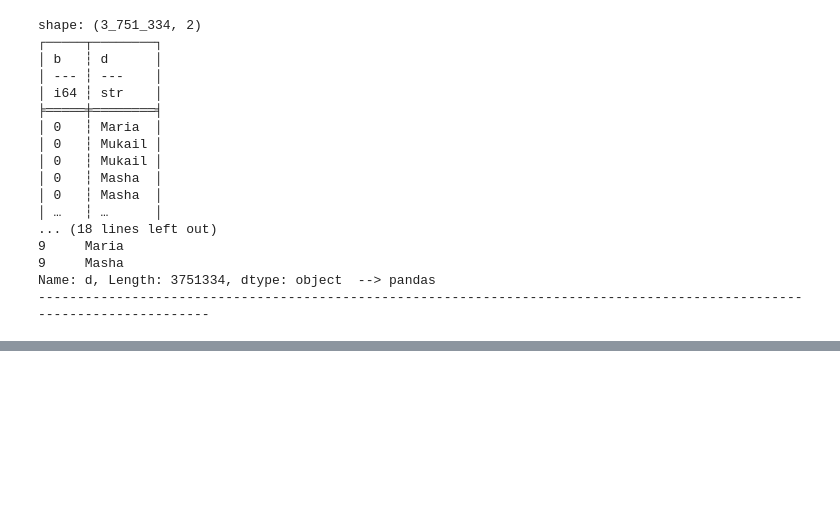
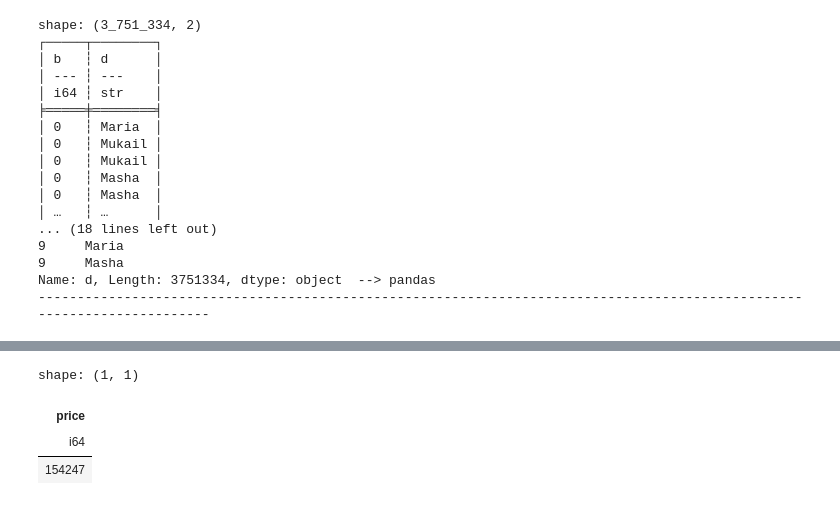
Before and after one commit to speedy1601/Data-Science-Library, a Jupyter notebook: polars/DataFrame.ipynb, the cells around one changed output, grey strips where cells are left out. Drawn from its saved outputs; the diff is of its cells as text; code cells hidden in the pictures; blank space fills up the shorter version.

```diff
--- a/polars/DataFrame.ipynb
+++ b/polars/DataFrame.ipynb
@@ -926,0 +1122,12 @@ shape: (15, 2)
+# %%
+# (Assume we are selling courses)   Question 1 : How much income we did by selling our courses in both nov and dec month.
+#                           -------------------------------   --------------------------------
+all_course_id = pl.concat( [nov_reg.select(col('course_id')), dec_reg.select(col('course_id'))], how='vertical_relaxed')
+all_course_id_price = all_course_id.join( courses.select(col('course_id', 'price')), on='course_id', how='inner')
+
+all_course_id_price.select(col('price').sum()).collect()
+# %% [output]
+shape: (1, 1)
+| price |
+| i64 |
+| 154247 |
```
Also changed, not shown: parts of 23 cells of this notebook, 6 other files.
